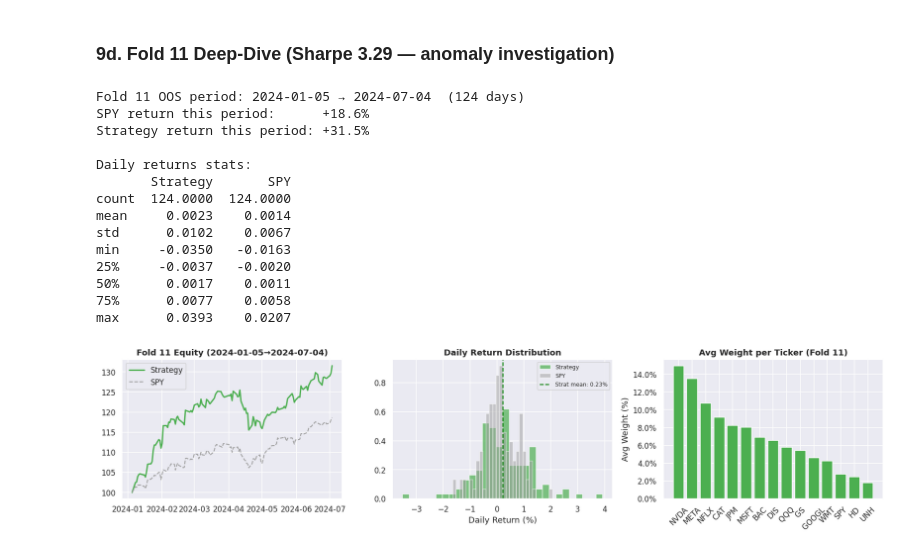
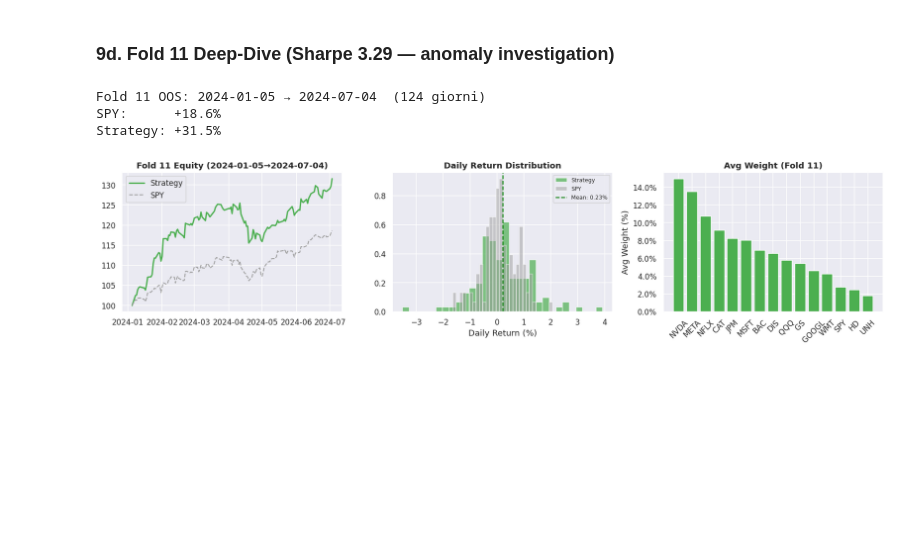
Before and after one commit to riccardo03/Backtest, a Jupyter notebook: quant-backtest/notebooks/analysis.ipynb, the cells around one changed output. Saved outputs shown, nothing was run; the diff lists cells and outputs as text; code cells hidden in the pictures; blank space fills up the shorter version.

```diff
--- a/quant-backtest/notebooks/analysis.ipynb
+++ b/quant-backtest/notebooks/analysis.ipynb
@@ -223,9 +223,21 @@ from walkforward import run_walkforward, compare_is_vs_oos, WalkForwardConfig
 
 wf_cfg = WalkForwardConfig(train_years=3, test_months=6)
 
-def strategy_fn(fm_slice, close_slice):
+def strat_momentum(fm_slice, close_slice):
+    return momentum_strategy(fm_slice, top_n=10, signal='mom_6m')
+
+def strat_composite(fm_slice, close_slice):
+    return composite_strategy(fm_slice, top_n=10)
+
+def strat_risk(fm_slice, close_slice):
     return risk_managed_strategy(fm_slice, close_slice, top_n=10)
 
-print("Running walk-forward validation (3y train / 6m OOS per fold)...")
-wf = run_walkforward(strategy_fn, close, fm, wf_cfg, cfg, label='Risk-Managed')
+print("=== Walk-forward: Momentum ===")
+wf_mom = run_walkforward(strat_momentum, close, fm, wf_cfg, cfg, label='Momentum')
+
+print("\n=== Walk-forward: Composite ===")
+wf_cmp = run_walkforward(strat_composite, close, fm, wf_cfg, cfg, label='Composite')
+
+print("\n=== Walk-forward: Risk-Managed ===")
+wf_rm  = run_walkforward(strat_risk,      close, fm, wf_cfg, cfg, label='Risk-Managed')
 # %% [output]
@@ -331,65 +369,49 @@ compare_is_vs_oos(r3, wf, close)
 ### 9d. Fold 11 Deep-Dive (Sharpe 3.29 — anomaly investigation)
 # %%
 FOLD_N = 11
-fold = next(f for f in wf['folds'] if f['fold'] == FOLD_N)
+fold   = next(f for f in wf_rm['folds'] if f['fold'] == FOLD_N)
 f11_ret = fold['result']['returns']
 f11_eq  = fold['result']['equity']
 f11_w   = fold['result']['weights_act']
 t_start, t_end = fold['test_start'], fold['test_end']
 
 spy_f11 = close['SPY'].loc[t_start:t_end].pct_change().fillna(0)
-spy_eq  = (1 + spy_f11).cumprod() * fold['result']['equity'].iloc[0]
+spy_eq  = (1 + spy_f11).cumprod() * f11_eq.iloc[0]
 
-print(f"Fold 11 OOS period: {t_start.date()} → {t_end.date()}  ({len(f11_ret)} days)")
-print(f"SPY return this period:      {spy_f11.add(1).prod()-1:+.1%}")
-print(f"Strategy return this period: {f11_eq.iloc[-1]/f11_eq.iloc[0]-1:+.1%}")
-print(f"\nDaily returns stats:")
-print(pd.DataFrame({'Strategy': f11_ret, 'SPY': spy_f11}).describe().round(4).to_string())
+print(f"Fold 11 OOS: {t_start.date()} → {t_end.date()}  ({len(f11_ret)} giorni)")
+print(f"SPY:      {spy_f11.add(1).prod()-1:+.1%}")
+print(f"Strategy: {f11_eq.iloc[-1]/f11_eq.iloc[0]-1:+.1%}")
 
 fig, axes = plt.subplots(1, 3, figsize=(16, 4))
 
-# Equity curve
 norm11 = lambda s: s / s.iloc[0] * 100
-axes[0].plot(norm11(f11_eq),  label='Strategy', color='#4CAF50', linewidth=2)
-axes[0].plot(norm11(spy_eq),  label='SPY',       color='#9E9E9E', linewidth=1.4, linestyle='--')
+axes[0].plot(norm11(f11_eq), label='Strategy', color='#4CAF50', linewidth=2)
+axes[0].plot(norm11(spy_eq), label='SPY',      color='#9E9E9E', linewidth=1.4, linestyle='--')
 axes[0].set_title(f'Fold 11 Equity ({t_start.date()}→{t_end.date()})', fontweight='bold')
 axes[0].legend()
 
-# Daily returns distribution
 axes[1].hist(f11_ret * 100, bins=30, color='#4CAF50', alpha=0.7, label='Strategy', density=True)
-axes[1].hist(spy_f11 * 100, bins=30, color='#9E9E9E', alpha=0.5, label='SPY', density=True)
+axes[1].hist(spy_f11 * 100, bins=30, color='#9E9E9E', alpha=0.5, label='SPY',      density=True)
 axes[1].axvline(f11_ret.mean()*100, color='green', linewidth=1.5, linestyle='--',
-                label=f'Strat mean: {f11_ret.mean()*100:.2f}%')
+                label=f'Mean: {f11_ret.mean()*100:.2f}%')
 axes[1].set_title('Daily Return Distribution', fontweight='bold')
 axes[1].set_xlabel('Daily Return (%)')
 axes[1].legend(fontsize=8)
 
-# Average weights held during this fold
 avg_w = f11_w[f11_w > 0.001].mean().dropna().sort_values(ascending=False)
 axes[2].bar(avg_w.index, avg_w * 100, color='#4CAF50', edgecolor='white')
-axes[2].set_title('Avg Weight per Ticker (Fold 11)', fontweight='bold')
+axes[2].set_title('Avg Weight (Fold 11)', fontweight='bold')
 axes[2].set_ylabel('Avg Weight (%)')
 axes[2].tick_params(axis='x', rotation=45)
 axes[2].yaxis.set_major_formatter(mtick.PercentFormatter())
 
 plt.tight_layout()
 plt.show()
 # %% [output]
-Fold 11 OOS period: 2024-01-05 → 2024-07-04  (124 days)
-SPY return this period:      +18.6%
-Strategy return this period: +31.5%
-
-Daily returns stats:
-       Strategy       SPY
-count  124.0000  124.0000
-mean     0.0023    0.0014
-std      0.0102    0.0067
-min     -0.0350   -0.0163
-25%     -0.0037   -0.0020
-50%      0.0017    0.0011
-75%      0.0077    0.0058
-max      0.0393    0.0207
+Fold 11 OOS: 2024-01-05 → 2024-07-04  (124 giorni)
+SPY:      +18.6%
+Strategy: +31.5%
-[figure, old version]
+[figure, new version]
 # %%
 # Contribution analysis: which tickers drove the return?
 held = f11_w.loc[t_start:t_end]
```
Also changed, not shown: parts of 10 cells of this notebook, 2 other files.
